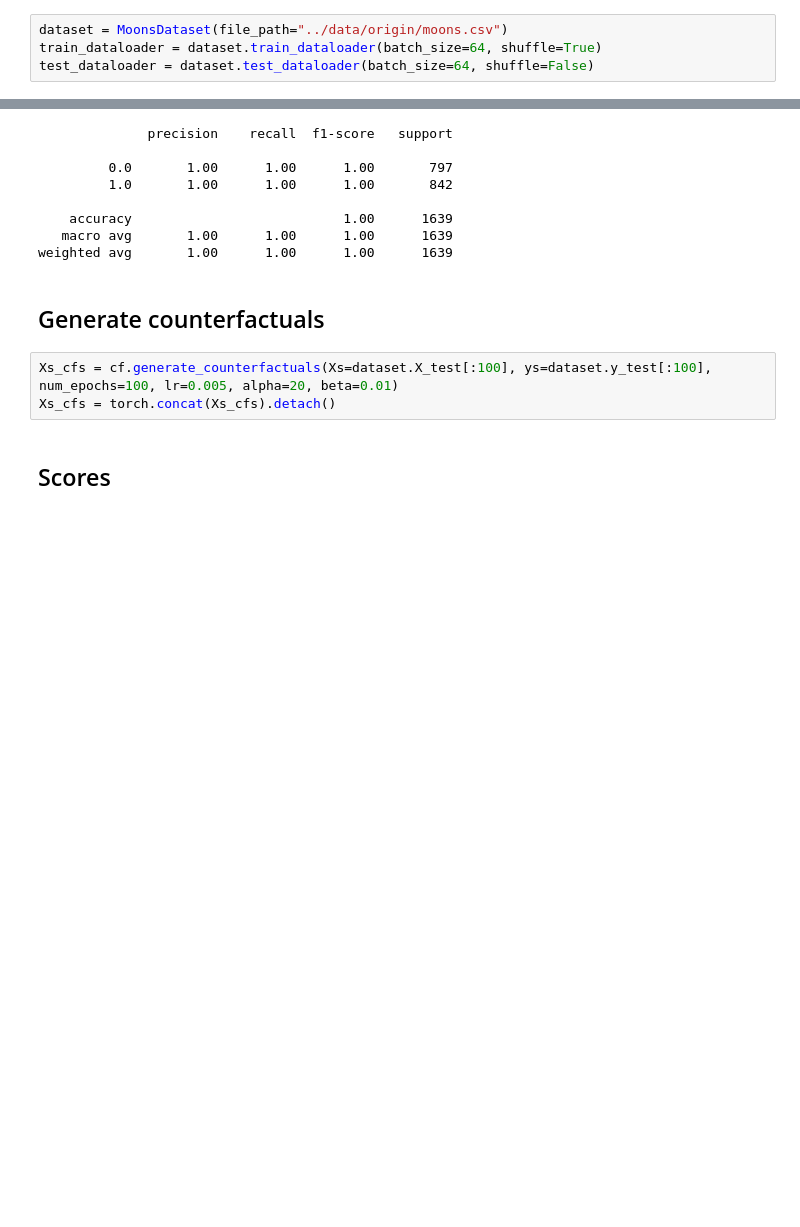
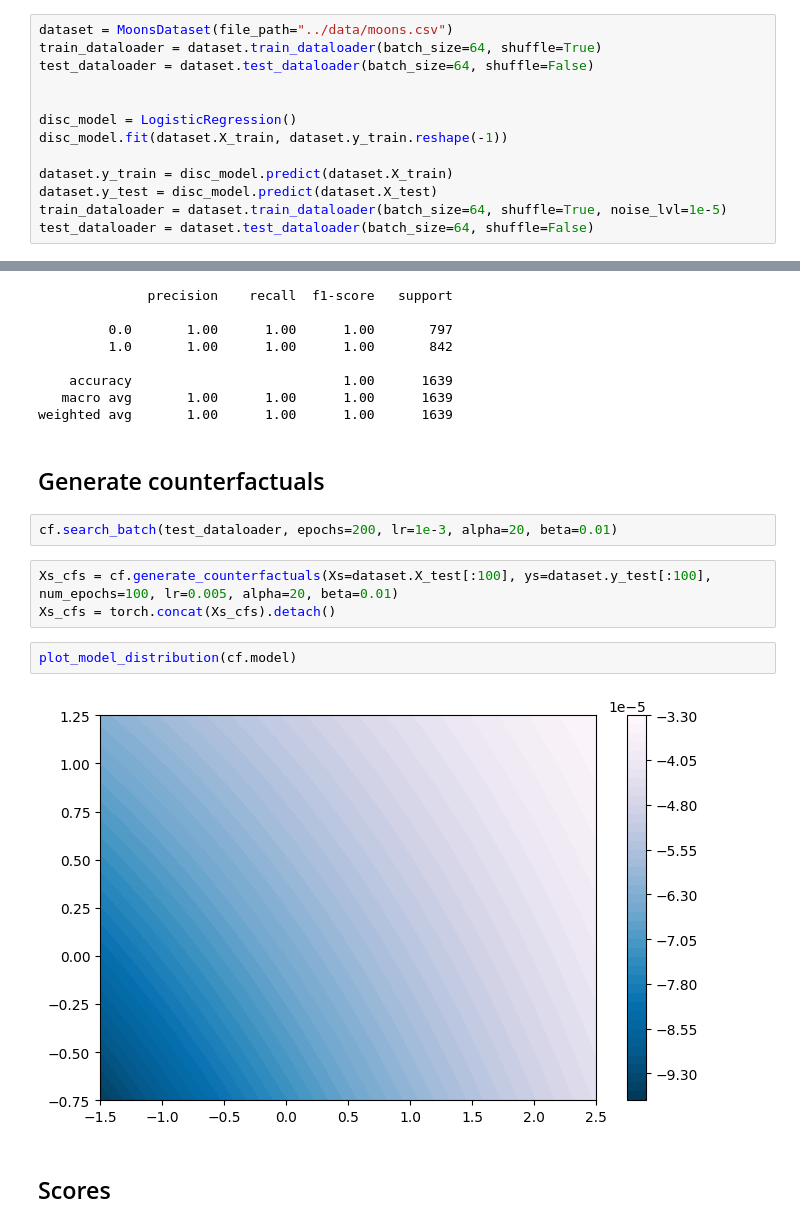
Before and after one commit to ofurman/counterfactuals, a Jupyter notebook: notebooks/approach_three.ipynb, the cells around one changed output, grey strips where cells are left out. Drawn from its saved outputs; the diff is of its cells as text; blank space fills up the shorter version.

```diff
--- a/notebooks/approach_three.ipynb
+++ b/notebooks/approach_three.ipynb
@@ -33,9 +34,18 @@ from sklearn.metrics import classification_report
 # %% [markdown]
 ## Train model
 # %%
-dataset = MoonsDataset(file_path="../data/origin/moons.csv")
+dataset = MoonsDataset(file_path="../data/moons.csv")
 train_dataloader = dataset.train_dataloader(batch_size=64, shuffle=True)
 test_dataloader = dataset.test_dataloader(batch_size=64, shuffle=False)
+
+
+disc_model = LogisticRegression()
+disc_model.fit(dataset.X_train, dataset.y_train.reshape(-1))
+
+dataset.y_train = disc_model.predict(dataset.X_train)
+dataset.y_test = disc_model.predict(dataset.X_test)
+train_dataloader = dataset.train_dataloader(batch_size=64, shuffle=True, noise_lvl=1e-5)
+test_dataloader = dataset.test_dataloader(batch_size=64, shuffle=False)
 # %%
 flow = MaskedAutoregressiveFlow(features=2, hidden_features=4, context_features=1)
 cf = ApproachThree(model=flow)
@@ -70,9 +80,15 @@ cf.test_model(test_loader=test_dataloader)
 weighted avg       1.00      1.00      1.00      1639
 # %% [markdown]
 ## Generate counterfactuals
+# %%
+cf.search_batch(test_dataloader, epochs=200, lr=1e-3, alpha=20, beta=0.01)
 # %%
 Xs_cfs = cf.generate_counterfactuals(Xs=dataset.X_test[:100], ys=dataset.y_test[:100], num_epochs=100, lr=0.005, alpha=20, beta=0.01)
 Xs_cfs = torch.concat(Xs_cfs).detach()
+# %%
+plot_model_distribution(cf.model)
+# %% [output]
+[figure, added]
 # %% [markdown]
 ## Scores
 # %% [markdown]
```
Also changed, not shown: parts of 1 cell of this notebook, 5 other files.
